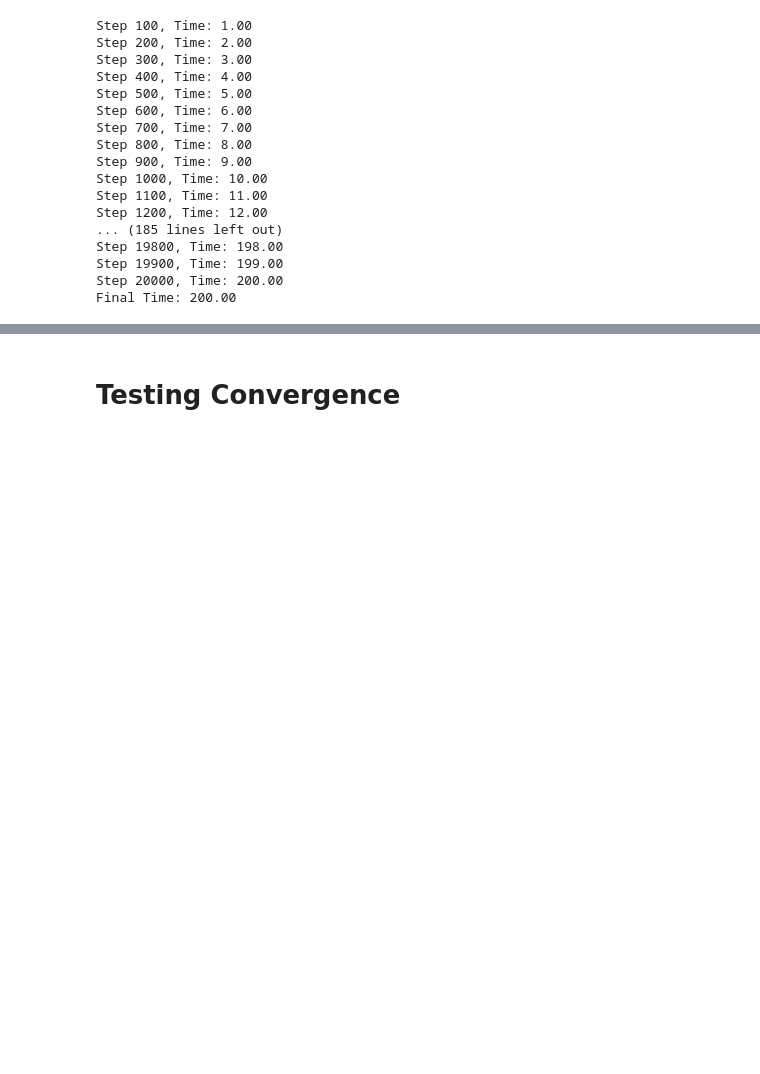
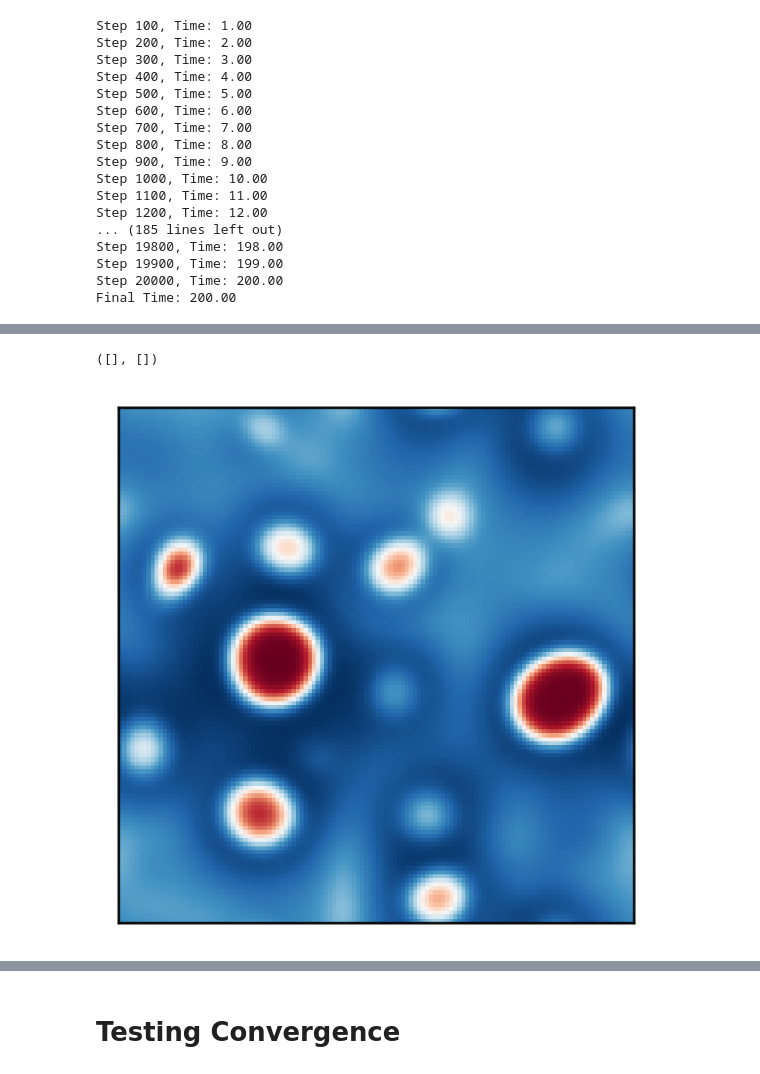
Before and after one commit to elvissoares/spectralETD, a Jupyter notebook: examples/CH3d.ipynb, the cells around one changed output, grey strips where cells are left out. Saved outputs shown, nothing was run; the diff lists cells and outputs as text; code cells hidden in the pictures; blank space fills up the shorter version.

```diff
--- a/examples/CH3d.ipynb
+++ b/examples/CH3d.ipynb
@@ -110,0 +108,10 @@ plt.axis('off')
+# %%
+plt.figure(figsize=(3,3), dpi=240)
+plt.imshow(n[j1][:,0,:],cmap='RdBu_r')
+# plt.colorbar(label=r'$n$')
+plt.xticks([])
+plt.yticks([])
+# plt.savefig('../../figuras/ch2d-profile-c0='+str(n0)+'-t='+str(j*dframes)+'-'+method+'.pdf')
+# %% [output]
+([], [])
+[figure, added]
```
Also changed, not shown: parts of 15 cells of this notebook, 4 other files.
